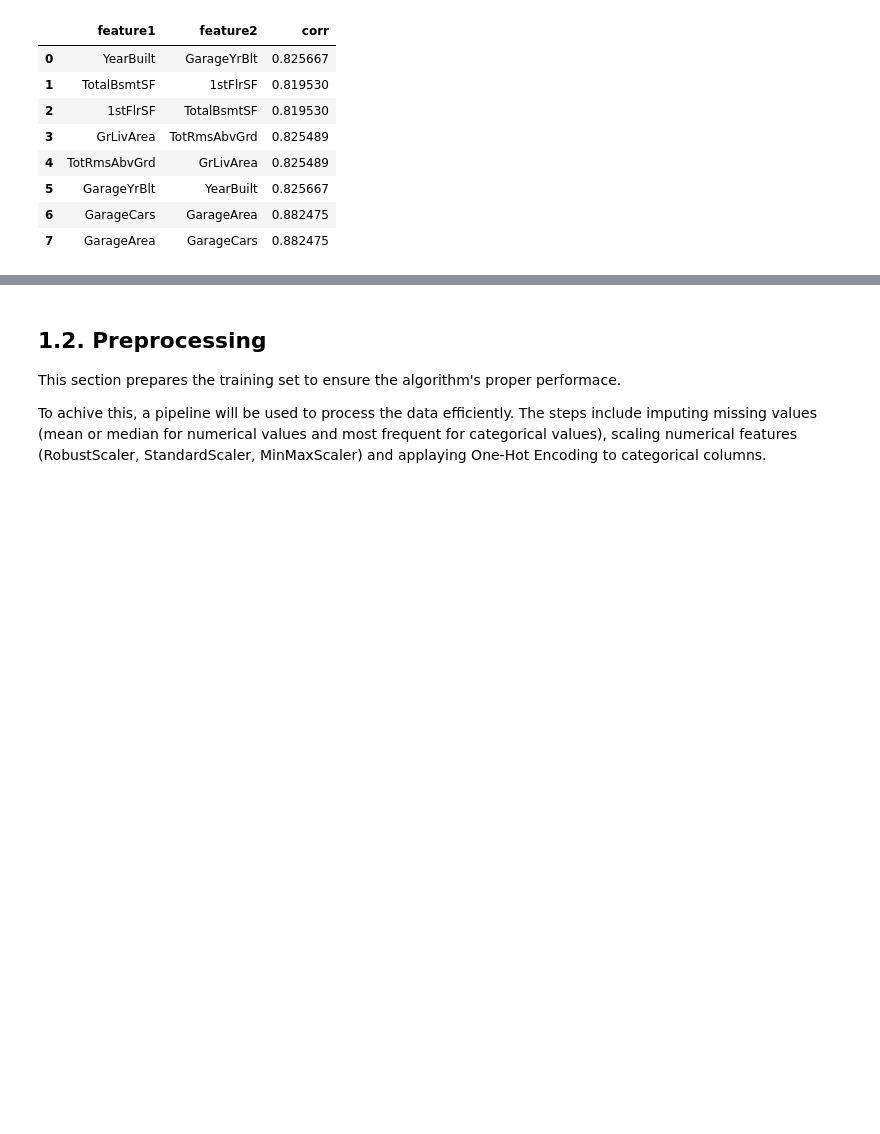
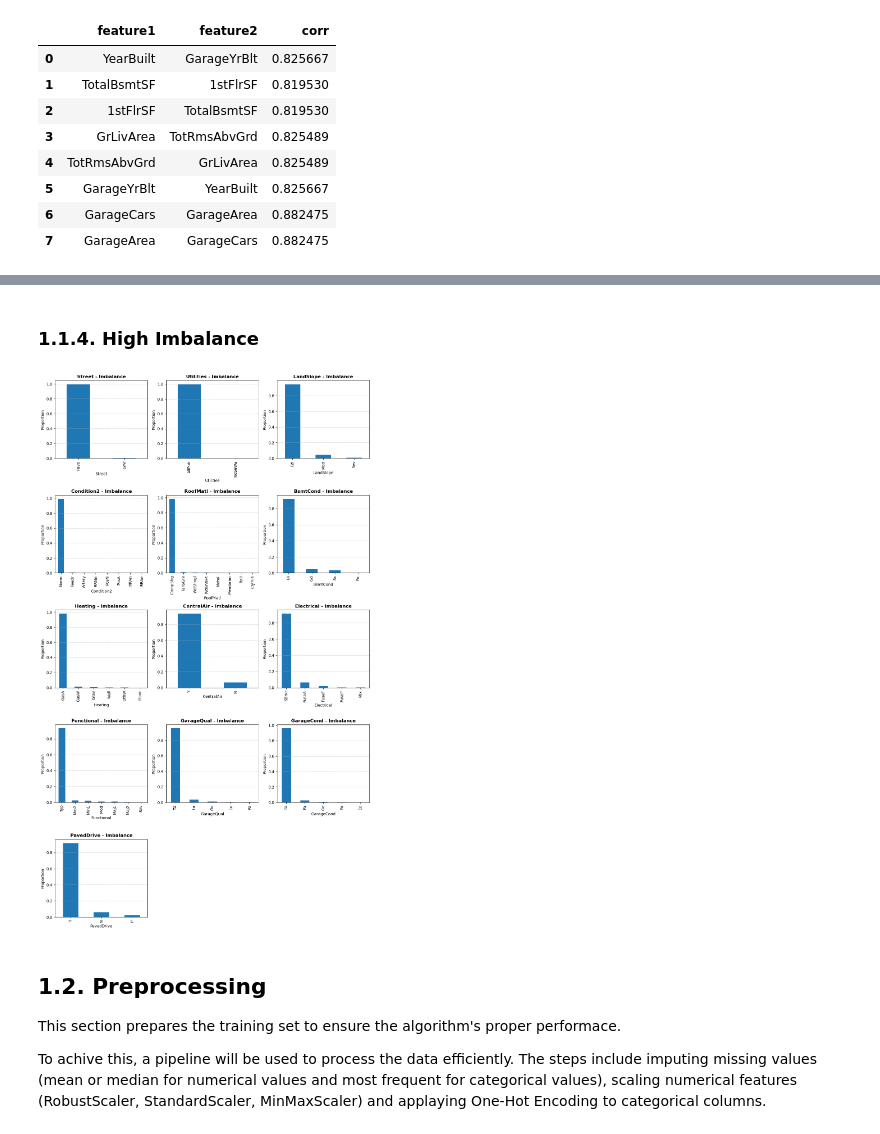
Before and after one commit to Panis26/Portafolio, a Jupyter notebook: MachineLearning/Regresion_HousingPrices/modelo_regresion.ipynb, the cells around one changed output, grey strips where cells are left out. Drawn from its saved outputs; the diff is of its cells as text; code cells hidden in the pictures; blank space fills up the shorter version.

```diff
--- a/MachineLearning/Regresion_HousingPrices/modelo_regresion.ipynb
+++ b/MachineLearning/Regresion_HousingPrices/modelo_regresion.ipynb
@@ -158,0 +165,33 @@ total columns: 51
+# %% [markdown]
+### 1.1.4. High Imbalance
+# %%
+categorical_cols = data_train.select_dtypes(include='object').columns.tolist()
+# %%
+cat_col_imbalance = [col for col in categorical_cols if data_train[col].value_counts(normalize=True).max() > 0.9]
+# %%
+# Set the number of columns for the subplots
+cols = 3
+rows = int(np.ceil(len(cat_col_imbalance) / cols))
+
+# Create the subplots
+fig, axes = plt.subplots(rows, cols, figsize=(cols * 4, rows * 4))
+axes = axes.flatten()
+
+# Graph the count of each category
+for i, col in enumerate(cat_col_imbalance):
+    ax = axes[i]
+    data_train[col].value_counts(normalize=True).plot(kind='bar', ax=ax)
+
+    ax.set_title(f"{col} - Imbalance", fontsize=12, fontweight="bold")
+    ax.set_xlabel(col)
+    ax.set_ylabel("Proportion")
+    ax.grid(axis="y", linestyle="--", alpha=0.7)
+
+# Delete the empty subplots
+for j in range(i + 1, len(axes)):
+    fig.delaxes(axes[j])
+
+plt.tight_layout()
+plt.show()
+# %% [output]
+[figure, added]
```
Also changed, not shown: parts of 20 cells of this notebook, 1 other file.
